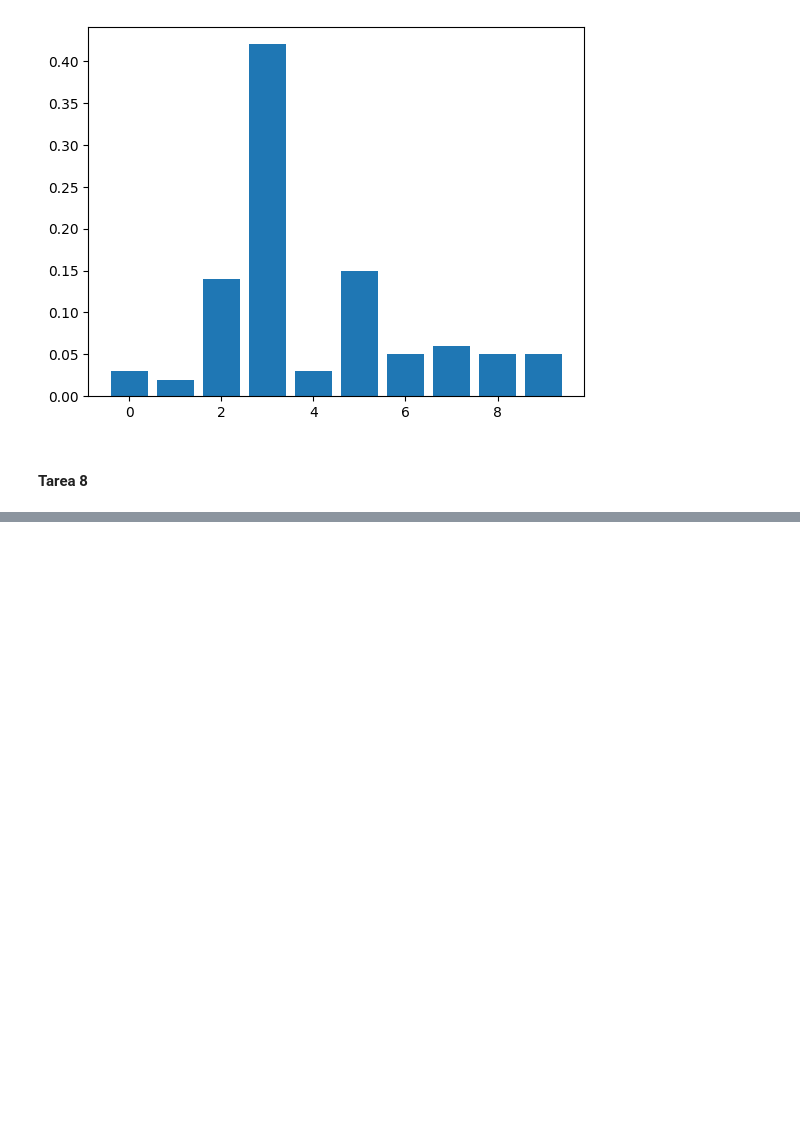
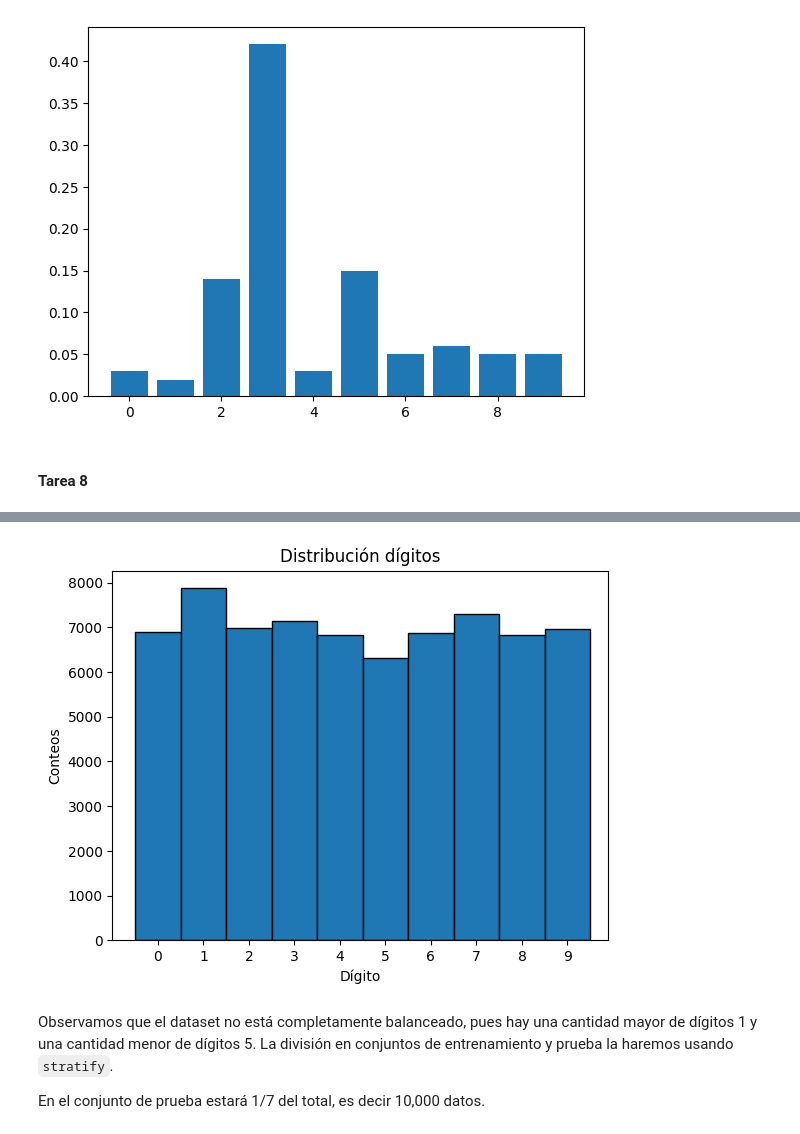
Before and after one commit to RodrigoRiveraRico/data_science_FCiencias, a Jupyter notebook: Clase_9/RiveraRodrigo_T08.ipynb, the cells around one changed output, grey strips where cells are left out. Cells and saved outputs as stored; diff of their text form; code cells hidden in the pictures; blank space fills up the shorter version.

```diff
--- a/Clase_9/RiveraRodrigo_T08.ipynb
+++ b/Clase_9/RiveraRodrigo_T08.ipynb
@@ -286,0 +215,14 @@ array([3])
+# %%
+plt.bar(*np.unique(y, return_counts=True), width=1, edgecolor='black')
+plt.title('Distribución dígitos')
+plt.ylabel('Conteos')
+plt.xlim(right=9.9)
+plt.xticks(ticks=[i for i in range(10)])
+plt.xlabel('Dígito')
+plt.show()
+# %% [output]
+[figure, added]
+# %% [markdown]
+Observamos que el dataset no está completamente balanceado, pues hay una cantidad mayor de dígitos 1 y una cantidad menor de dígitos 5. La división en conjuntos de entrenamiento y prueba la haremos usando `stratify`.
+
+En el conjunto de prueba estará 1/7 del total, es decir 10,000 datos.
```
Also changed, not shown: parts of 39 cells of this notebook.
